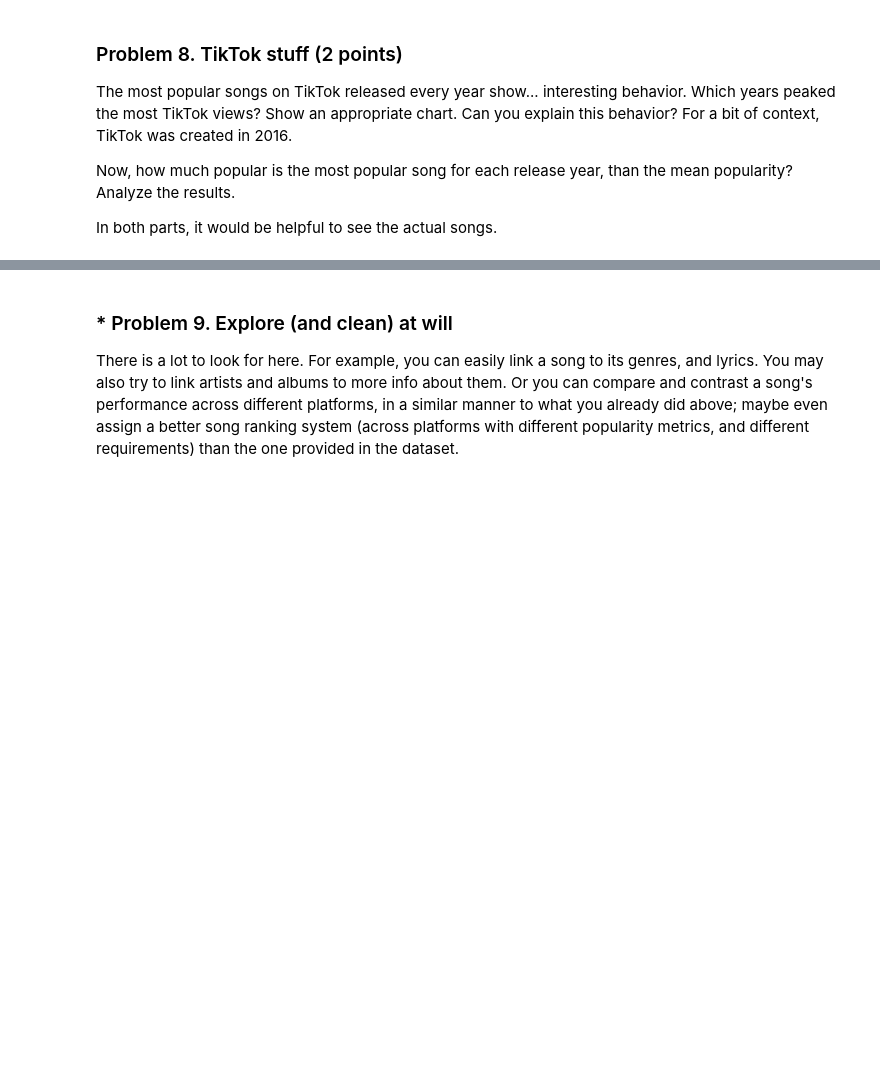
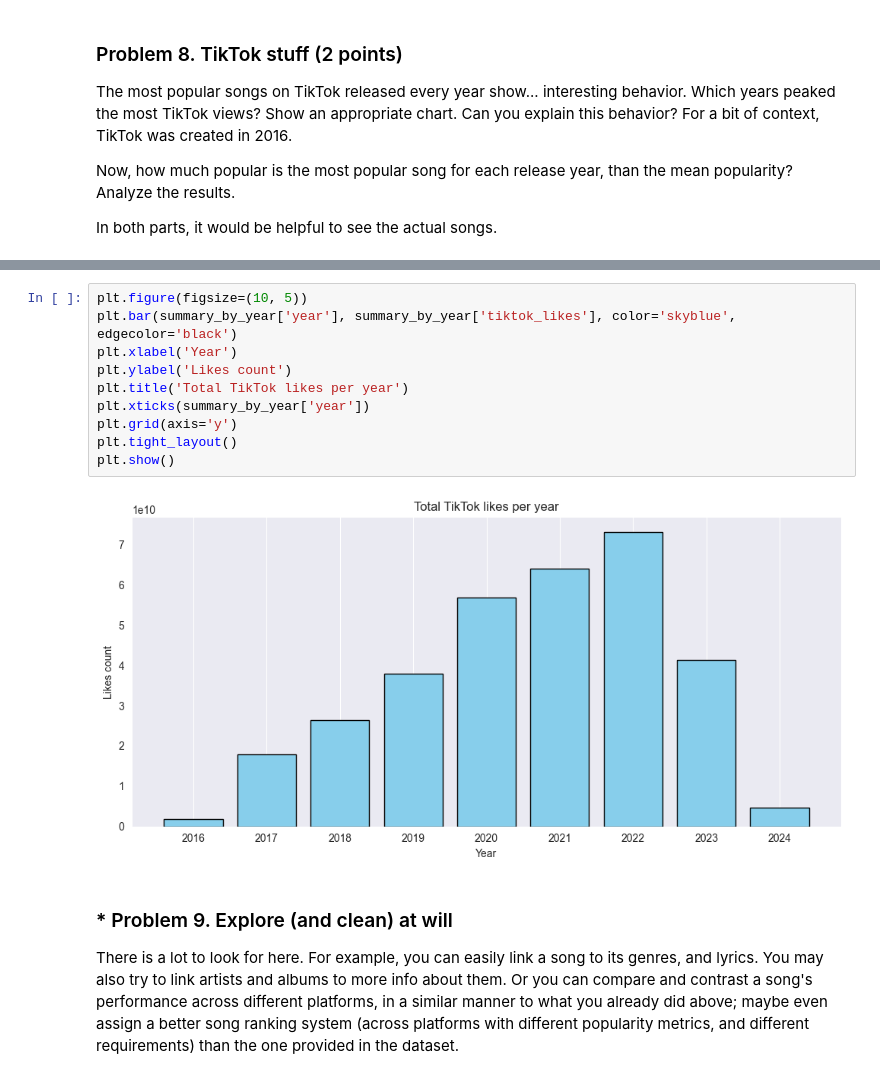
Before and after one commit to plamensve/Data_Science_Upskill_Softuni, a Jupyter notebook: 05_data_visualization_exploratory_data_analysis/Data Visualization and EDA Lab.ipynb, the cells around one changed output, grey strips where cells are left out. Cells and saved outputs as stored; diff of their text form; blank space fills up the shorter version.

```diff
--- a/05_data_visualization_exploratory_data_analysis/Data Visualization and EDA Lab.ipynb
+++ b/05_data_visualization_exploratory_data_analysis/Data Visualization and EDA Lab.ipynb
@@ -642,3 +733,15 @@ In both parts, it would be helpful to see the actual songs.
+# %%
+plt.figure(figsize=(10, 5))
+plt.bar(summary_by_year['year'], summary_by_year['tiktok_likes'], color='skyblue', edgecolor='black')
+plt.xlabel('Year')
+plt.ylabel('Likes count')
+plt.title('Total TikTok likes per year')
+plt.xticks(summary_by_year['year'])
+plt.grid(axis='y')
+plt.tight_layout()
+plt.show()
+# %% [output]
+[figure, added]
 # %% [markdown]
 ### * Problem 9. Explore (and clean) at will
 There is a lot to look for here. For example, you can easily link a song to its genres, and lyrics. You may also try to link artists and albums to more info about them. Or you can compare and contrast a song's performance across different platforms, in a similar manner to what you already did above; maybe even assign a better song ranking system (across platforms with different popularity metrics, and different requirements) than the one provided in the dataset.
```
Also changed, not shown: parts of 12 cells of this notebook.
